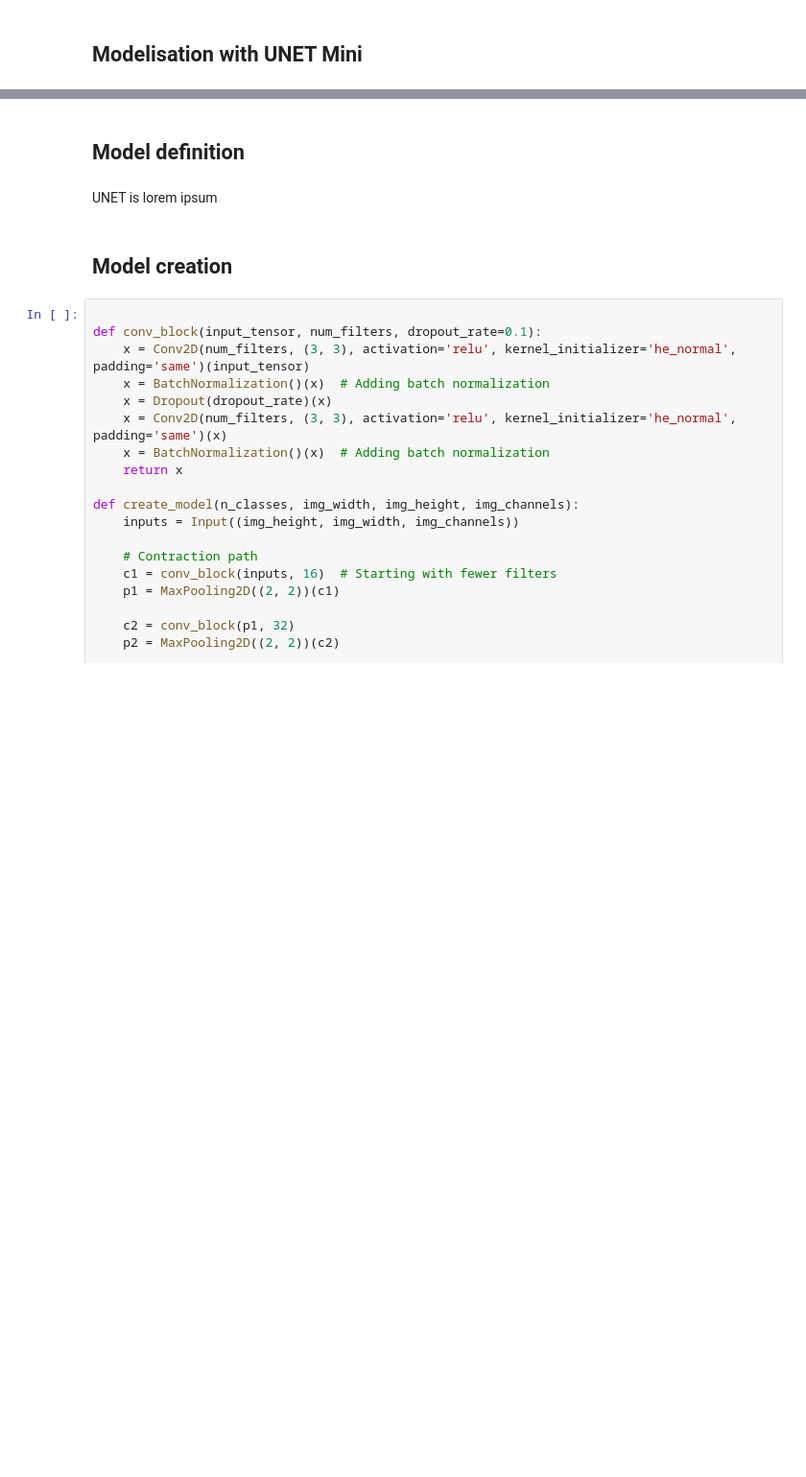
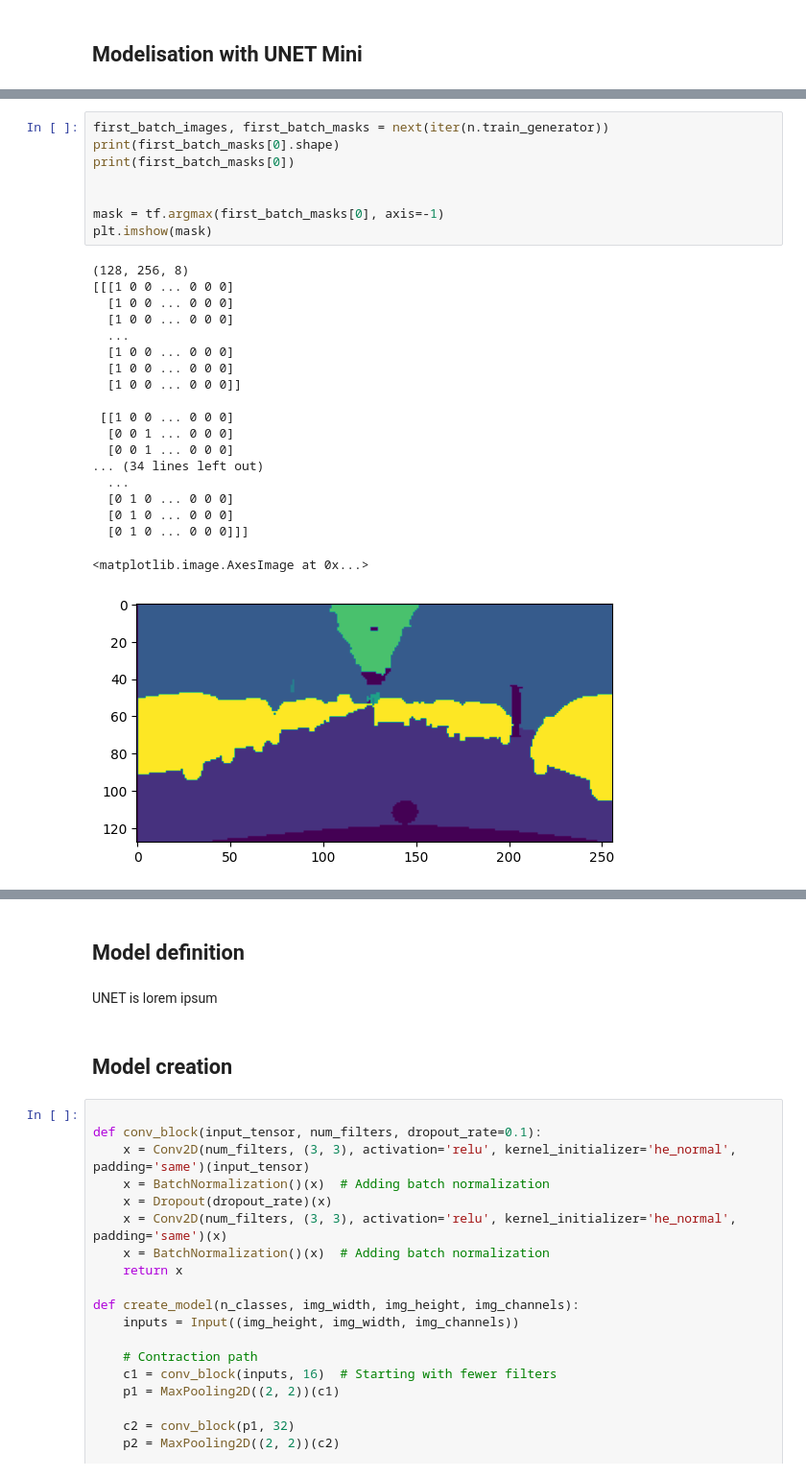
Before and after one commit to 6be709c0/oc-ai-engineer, a Jupyter notebook: OC/P8/output/1_scripts_modelistation_1_unet_mini_032024.ipynb, the cells around one changed output, grey strips where cells are left out. Shown at 96% size. Cells and saved outputs as stored; diff of their text form; blank space fills up the shorter version.

```diff
--- a/OC/P8/output/1_scripts_modelistation_1_unet_mini_032024.ipynb
+++ b/OC/P8/output/1_scripts_modelistation_1_unet_mini_032024.ipynb
@@ -17,0 +69,28 @@ n = NotebookProcessor(config)
+# %%
+first_batch_images, first_batch_masks = next(iter(n.train_generator))
+print(first_batch_masks[0].shape)
+print(first_batch_masks[0])
+
+
+mask = tf.argmax(first_batch_masks[0], axis=-1)
+plt.imshow(mask)
+# %% [output]
+(128, 256, 8)
+[[[1 0 0 ... 0 0 0]
+  [1 0 0 ... 0 0 0]
+  [1 0 0 ... 0 0 0]
+  ...
+  [1 0 0 ... 0 0 0]
+  [1 0 0 ... 0 0 0]
+  [1 0 0 ... 0 0 0]]
+
+ [[1 0 0 ... 0 0 0]
+  [0 0 1 ... 0 0 0]
+  [0 0 1 ... 0 0 0]
+... (34 lines left out)
+  ...
+  [0 1 0 ... 0 0 0]
+  [0 1 0 ... 0 0 0]
+  [0 1 0 ... 0 0 0]]]
+<matplotlib.image.AxesImage at 0x...>
+[figure, added]
```
Also changed, not shown: parts of 10 cells of this notebook, 10 other files.
